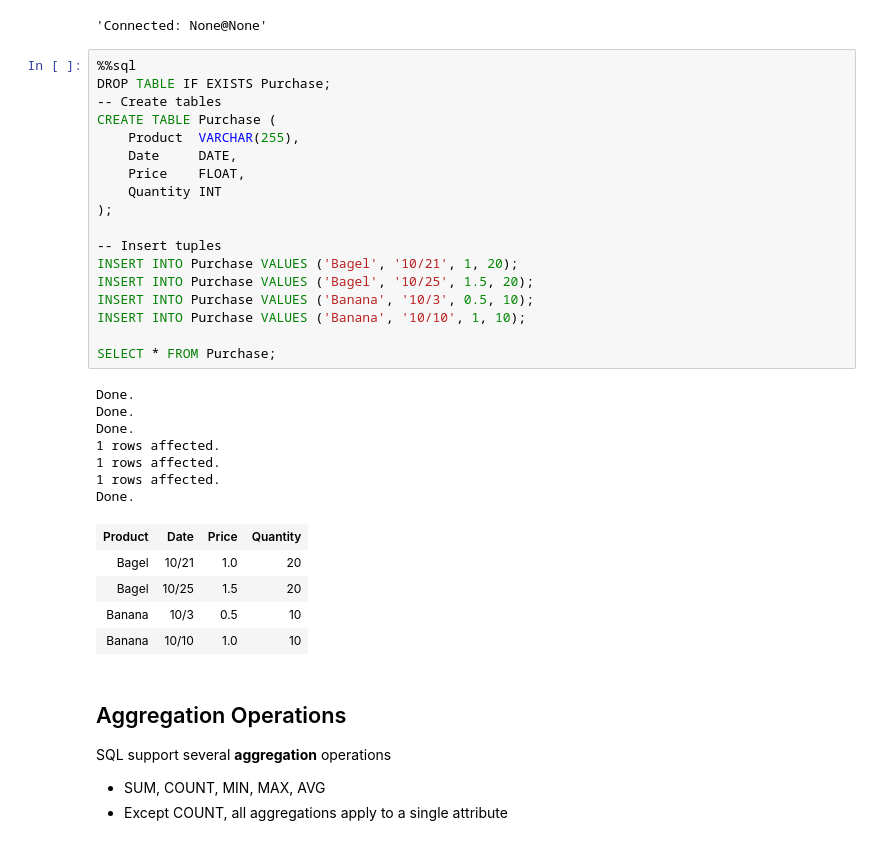
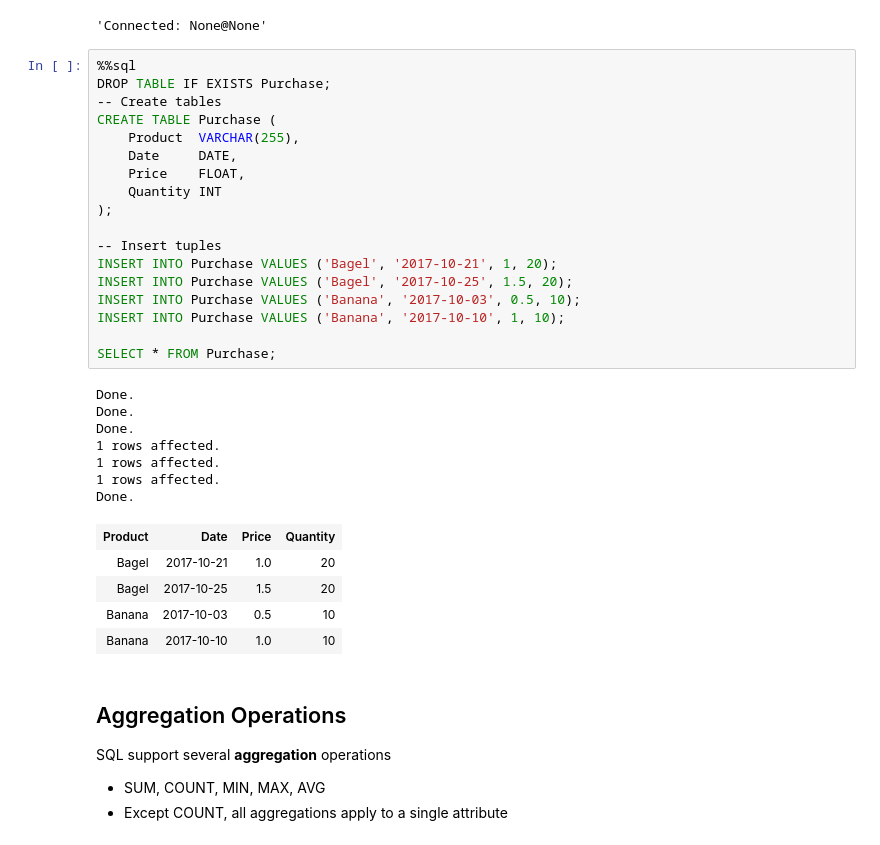
Before and after one commit to jacobmontiel/sql-intro, a Jupyter notebook: sql-intro-4.ipynb, the cells around one changed output. Drawn from its saved outputs; the diff is of its cells as text.

```diff
--- a/sql-intro-4.ipynb
+++ b/sql-intro-4.ipynb
@@ -9,34 +9,34 @@ Create the tables for this section.
 # %%
 %%sql
 DROP TABLE IF EXISTS Purchase;
 -- Create tables
 CREATE TABLE Purchase (
     Product  VARCHAR(255),
     Date     DATE,
     Price    FLOAT,
     Quantity INT
 );
 
 -- Insert tuples
-INSERT INTO Purchase VALUES ('Bagel', '10/21', 1, 20);
-INSERT INTO Purchase VALUES ('Bagel', '10/25', 1.5, 20);
-INSERT INTO Purchase VALUES ('Banana', '10/3', 0.5, 10);
-INSERT INTO Purchase VALUES ('Banana', '10/10', 1, 10);
+INSERT INTO Purchase VALUES ('Bagel', '2017-10-21', 1, 20);
+INSERT INTO Purchase VALUES ('Bagel', '2017-10-25', 1.5, 20);
+INSERT INTO Purchase VALUES ('Banana', '2017-10-03', 0.5, 10);
+INSERT INTO Purchase VALUES ('Banana', '2017-10-10', 1, 10);
 
 SELECT * FROM Purchase;
 # %% [output]
 Done.
 Done.
 Done.
 1 rows affected.
 1 rows affected.
 1 rows affected.
 Done.
 | Product | Date | Price | Quantity |
-| Bagel | 10/21 | 1.0 | 20 |
-| Bagel | 10/25 | 1.5 | 20 |
-| Banana | 10/3 | 0.5 | 10 |
-| Banana | 10/10 | 1.0 | 10 |
+| Bagel | 2017-10-21 | 1.0 | 20 |
+| Bagel | 2017-10-25 | 1.5 | 20 |
+| Banana | 2017-10-03 | 0.5 | 10 |
+| Banana | 2017-10-10 | 1.0 | 10 |
 # %% [markdown]
 ## Aggregation Operations
 
```
Also changed, not shown: parts of 18 cells of this notebook, 1 other file.
